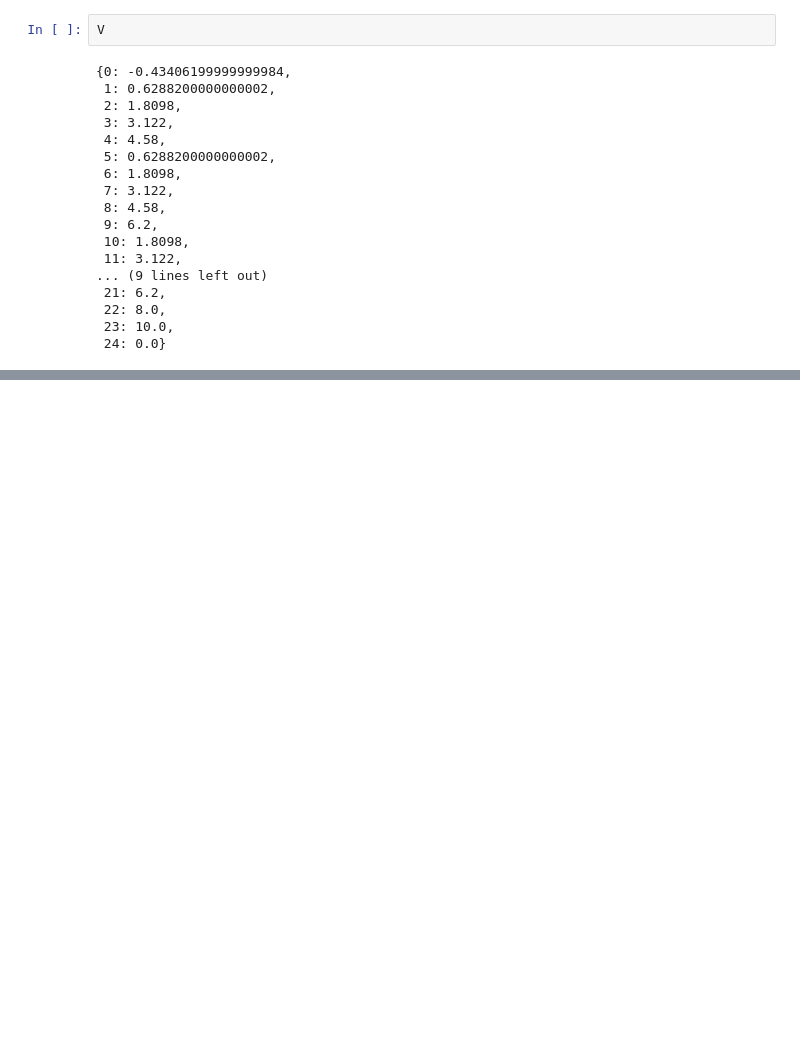
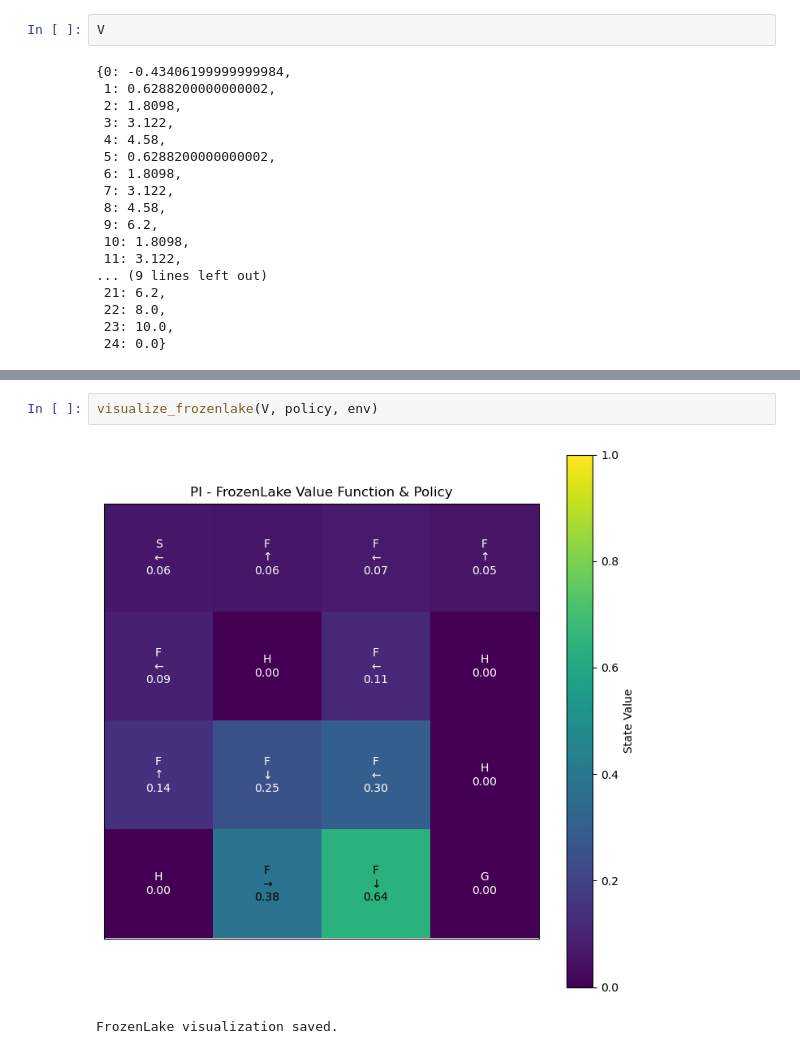
Before and after one commit to martinoywa/reinforcement-learning-notes, a Jupyter notebook: tabular-rl-from-scratch/PolicyIterationNotebook.ipynb, the cells around one changed output, grey strips where cells are left out. Cells and saved outputs as stored; diff of their text form; blank space fills up the shorter version.

```diff
--- a/tabular-rl-from-scratch/PolicyIterationNotebook.ipynb
+++ b/tabular-rl-from-scratch/PolicyIterationNotebook.ipynb
@@ -228,0 +351,5 @@ Value function visualisation saved
+# %%
+visualize_frozenlake(V, policy, env)
+# %% [output]
+[figure, added]
+FrozenLake visualization saved.
```
Also changed, not shown: parts of 18 cells of this notebook, 4 other files.
